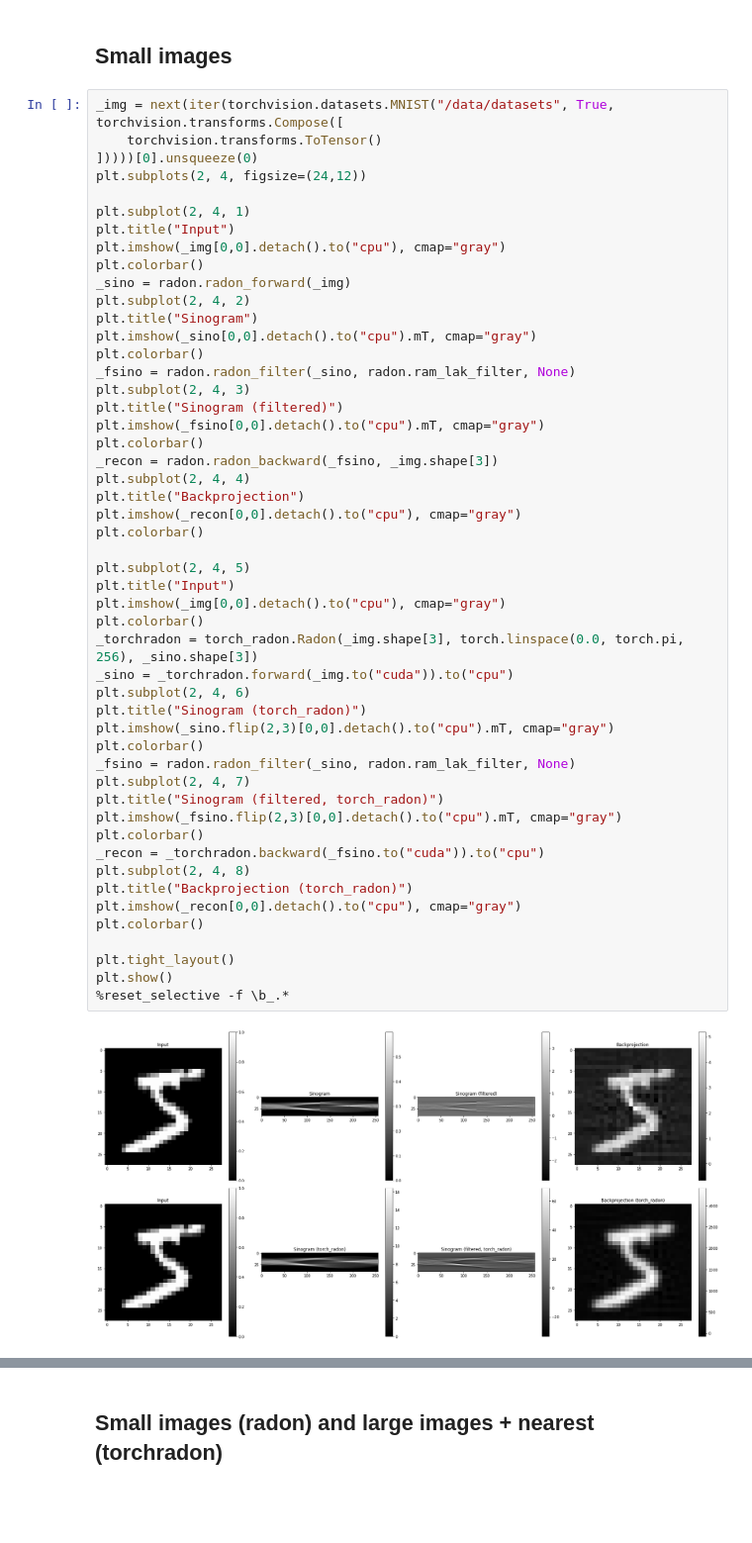
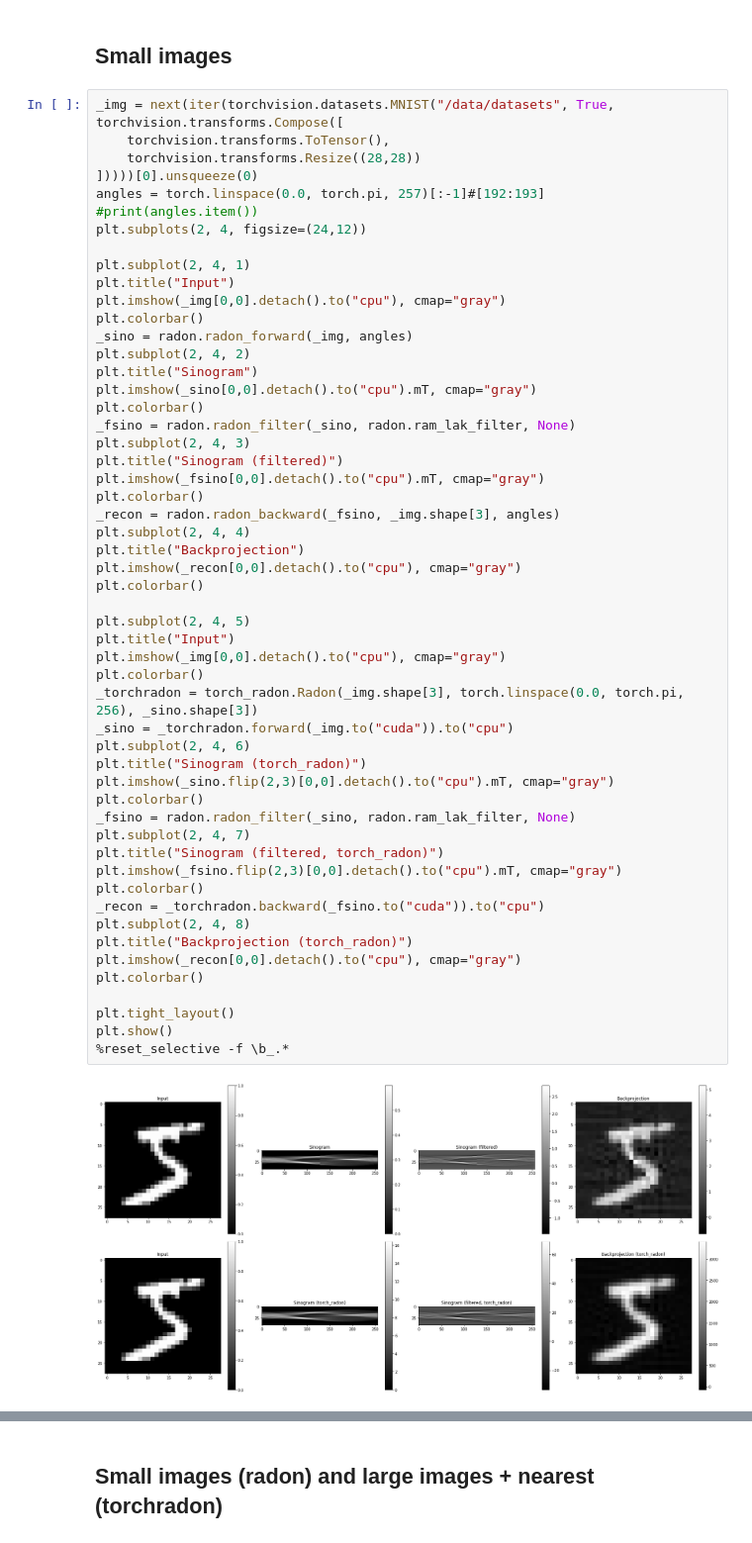
Before and after one commit to AlexanderAuras/radon, a Jupyter notebook: mnist_examples.ipynb, the cells around one changed output, grey strips where cells are left out. Shown at 99% size. Cells and saved outputs as stored; diff of their text form; blank space fills up the shorter version.

```diff
--- a/mnist_examples.ipynb
+++ b/mnist_examples.ipynb
@@ -90,15 +87,18 @@ plt.show()
 ## Small images
 # %%
 _img = next(iter(torchvision.datasets.MNIST("/data/datasets", True, torchvision.transforms.Compose([
-    torchvision.transforms.ToTensor()
+    torchvision.transforms.ToTensor(),
+    torchvision.transforms.Resize((28,28))
 ]))))[0].unsqueeze(0)
+angles = torch.linspace(0.0, torch.pi, 257)[:-1]#[192:193]
+#print(angles.item())
 plt.subplots(2, 4, figsize=(24,12))
 
 plt.subplot(2, 4, 1)
 plt.title("Input")
 plt.imshow(_img[0,0].detach().to("cpu"), cmap="gray")
 plt.colorbar()
-_sino = radon.radon_forward(_img)
+_sino = radon.radon_forward(_img, angles)
 plt.subplot(2, 4, 2)
 plt.title("Sinogram")
 plt.imshow(_sino[0,0].detach().to("cpu").mT, cmap="gray")
@@ -108,35 +108,35 @@ plt.subplot(2, 4, 3)
 plt.title("Sinogram (filtered)")
 plt.imshow(_fsino[0,0].detach().to("cpu").mT, cmap="gray")
 plt.colorbar()
-_recon = radon.radon_backward(_fsino, _img.shape[3])
+_recon = radon.radon_backward(_fsino, _img.shape[3], angles)
 plt.subplot(2, 4, 4)
 plt.title("Backprojection")
 plt.imshow(_recon[0,0].detach().to("cpu"), cmap="gray")
 plt.colorbar()
 
 plt.subplot(2, 4, 5)
 plt.title("Input")
 plt.imshow(_img[0,0].detach().to("cpu"), cmap="gray")
 plt.colorbar()
 _torchradon = torch_radon.Radon(_img.shape[3], torch.linspace(0.0, torch.pi, 256), _sino.shape[3])
 _sino = _torchradon.forward(_img.to("cuda")).to("cpu")
 plt.subplot(2, 4, 6)
 plt.title("Sinogram (torch_radon)")
 plt.imshow(_sino.flip(2,3)[0,0].detach().to("cpu").mT, cmap="gray")
 plt.colorbar()
 _fsino = radon.radon_filter(_sino, radon.ram_lak_filter, None)
 plt.subplot(2, 4, 7)
 plt.title("Sinogram (filtered, torch_radon)")
 plt.imshow(_fsino.flip(2,3)[0,0].detach().to("cpu").mT, cmap="gray")
 plt.colorbar()
 _recon = _torchradon.backward(_fsino.to("cuda")).to("cpu")
 plt.subplot(2, 4, 8)
 plt.title("Backprojection (torch_radon)")
 plt.imshow(_recon[0,0].detach().to("cpu"), cmap="gray")
 plt.colorbar()
 
 plt.tight_layout()
 plt.show()
 %reset_selective -f \b_.*
 # %% [output]
-[figure, old version]
+[figure, new version]
```
Also changed, not shown: parts of 7 cells of this notebook, 5 other files.
